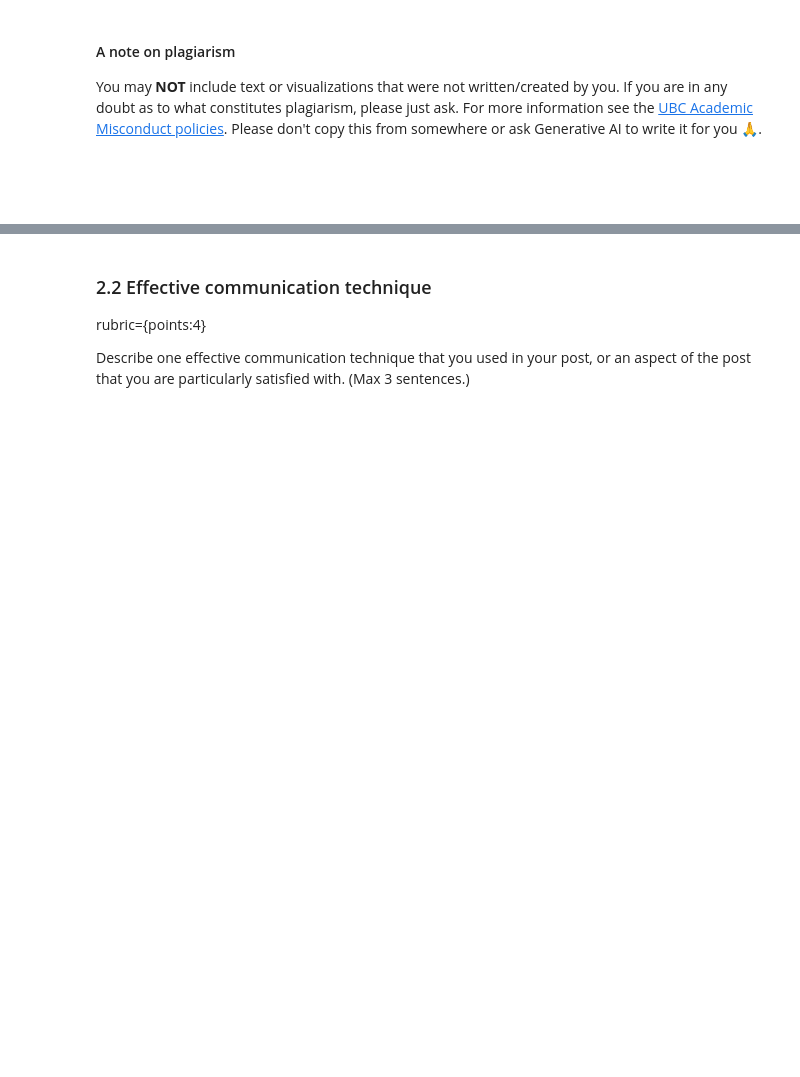
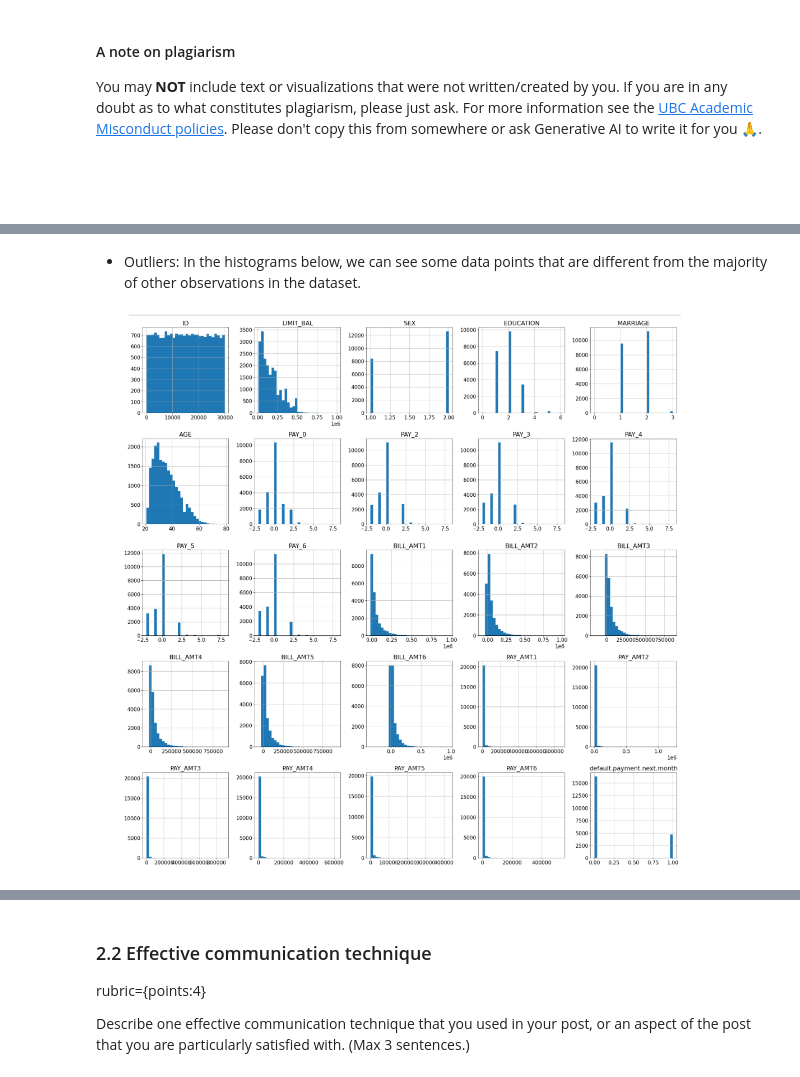
Before and after one commit to asnbl/credit-default-prediction, a Jupyter notebook: hw9.ipynb, the cells around one changed output, grey strips where cells are left out. Drawn from its saved outputs; the diff is of its cells as text; code cells hidden in the pictures; blank space fills up the shorter version.

```diff
--- a/hw9.ipynb
+++ b/hw9.ipynb
@@ -93,0 +139,6 @@ You may **NOT** include text or visualizations that were not written/created by
+# %% [markdown]
+- Outliers: In the histograms below, we can see some data points that are different from the majority of other observations in the dataset.
+# %%
+Image("img/histograms.png")
+# %% [output]
+[figure, added]
```
Also changed, not shown: parts of 8 cells of this notebook, 5 other files.
